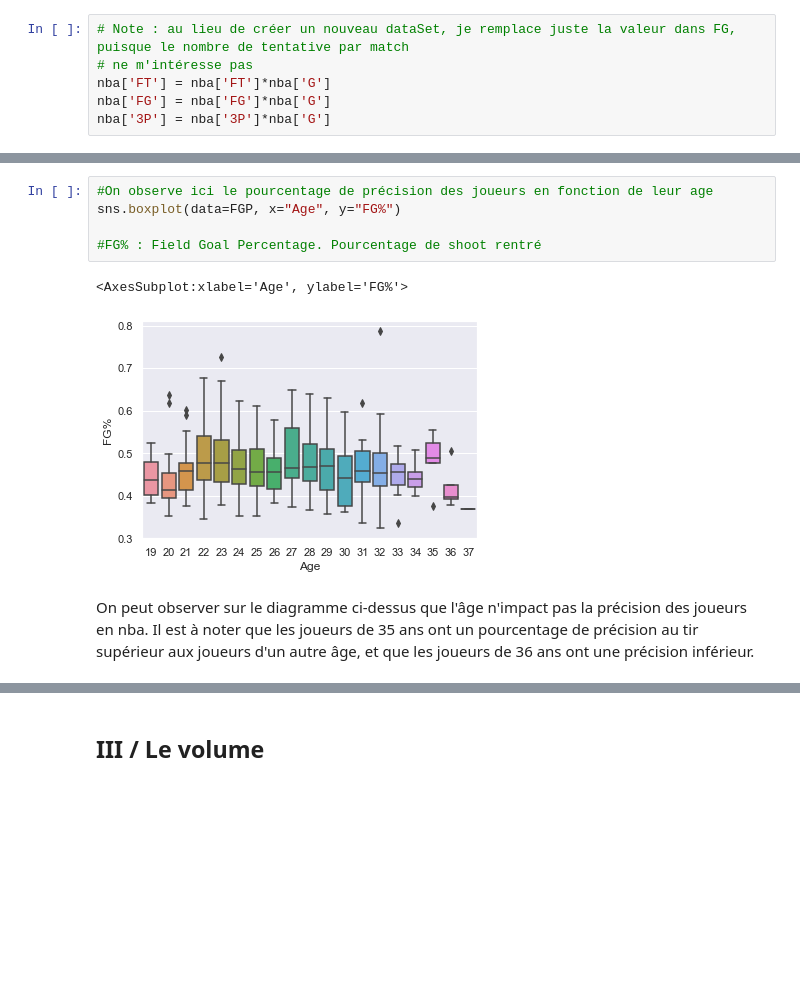
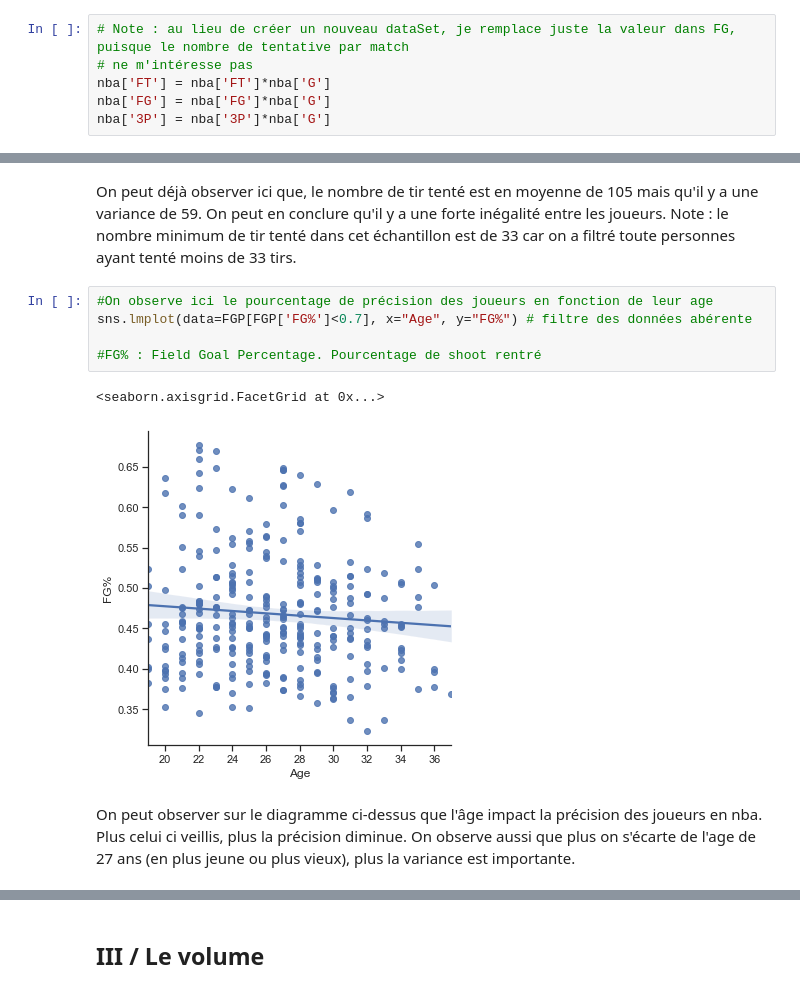
Before and after one commit to Gizmologie/python_ML, a Jupyter notebook: projet/nba_impact.ipynb, the cells around one changed output, grey strips where cells are left out. Cells and saved outputs as stored; diff of their text form; blank space fills up the shorter version.

```diff
--- a/projet/nba_impact.ipynb
+++ b/projet/nba_impact.ipynb
@@ -149,12 +168,15 @@ TPP = nba[(nba['3P%']>0.2)&(nba['3P']>33)]
+# %% [markdown]
+On peut déjà observer ici que, le nombre de tir tenté est en moyenne de 105 mais qu'il y a une variance de 59. On peut en conclure qu'il y a une forte inégalité entre les joueurs.
+Note : le nombre minimum de tir tenté dans cet échantillon est de 33 car on a filtré toute personnes ayant tenté moins de 33 tirs.
 # %%
 #On observe ici le pourcentage de précision des joueurs en fonction de leur age
-sns.boxplot(data=FGP, x="Age", y="FG%")
+sns.lmplot(data=FGP[FGP['FG%']<0.7], x="Age", y="FG%") # filtre des données abérente
 
 #FG% : Field Goal Percentage. Pourcentage de shoot rentré
 # %% [output]
-<AxesSubplot:xlabel='Age', ylabel='FG%'>
+<seaborn.axisgrid.FacetGrid at 0x...>
-[figure, old version]
+[figure, new version]
-# %% [markdown]
-On peut observer sur le diagramme ci-dessus que l'âge n'impact pas la précision des joueurs en nba.
-Il est à noter que les joueurs de 35 ans ont un pourcentage de précision au tir supérieur aux joueurs d'un autre âge, et que les joueurs de 36 ans ont une précision inférieur.
+# %% [markdown]
+On peut observer sur le diagramme ci-dessus que l'âge impact la précision des joueurs en nba. Plus celui ci veillis, plus la précision diminue.
+On observe aussi que plus on s'écarte de l'age de 27 ans (en plus jeune ou plus vieux), plus la variance est importante.
 # %%
```
Also changed, not shown: parts of 20 cells of this notebook.
